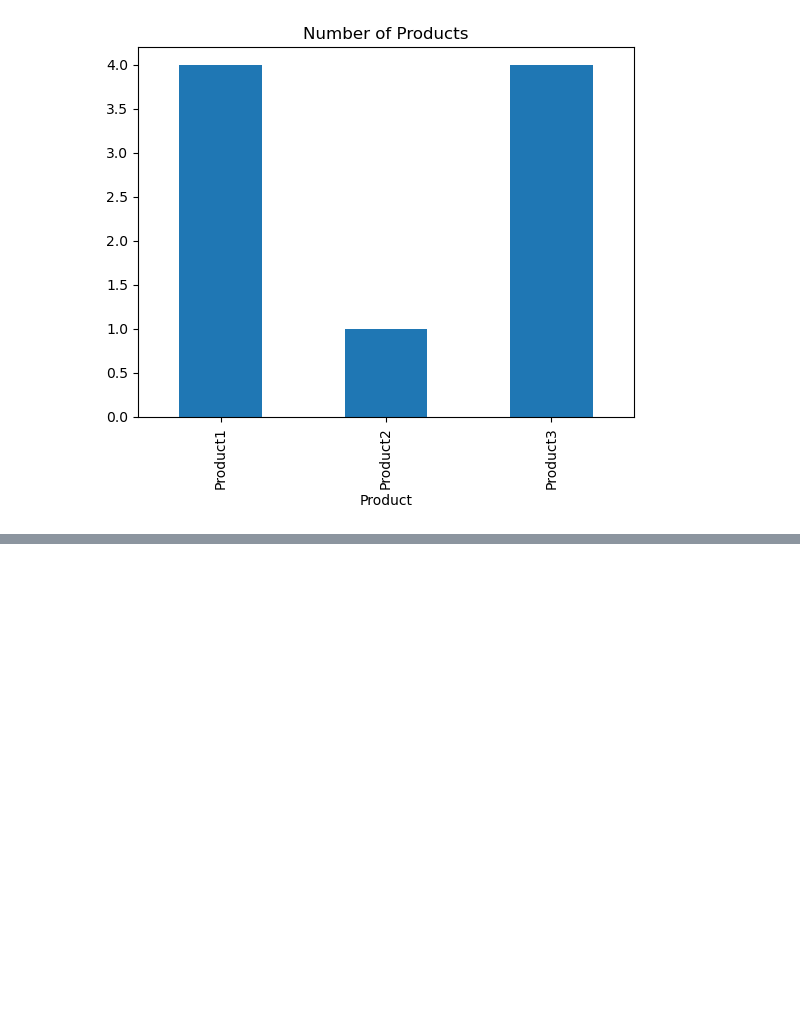
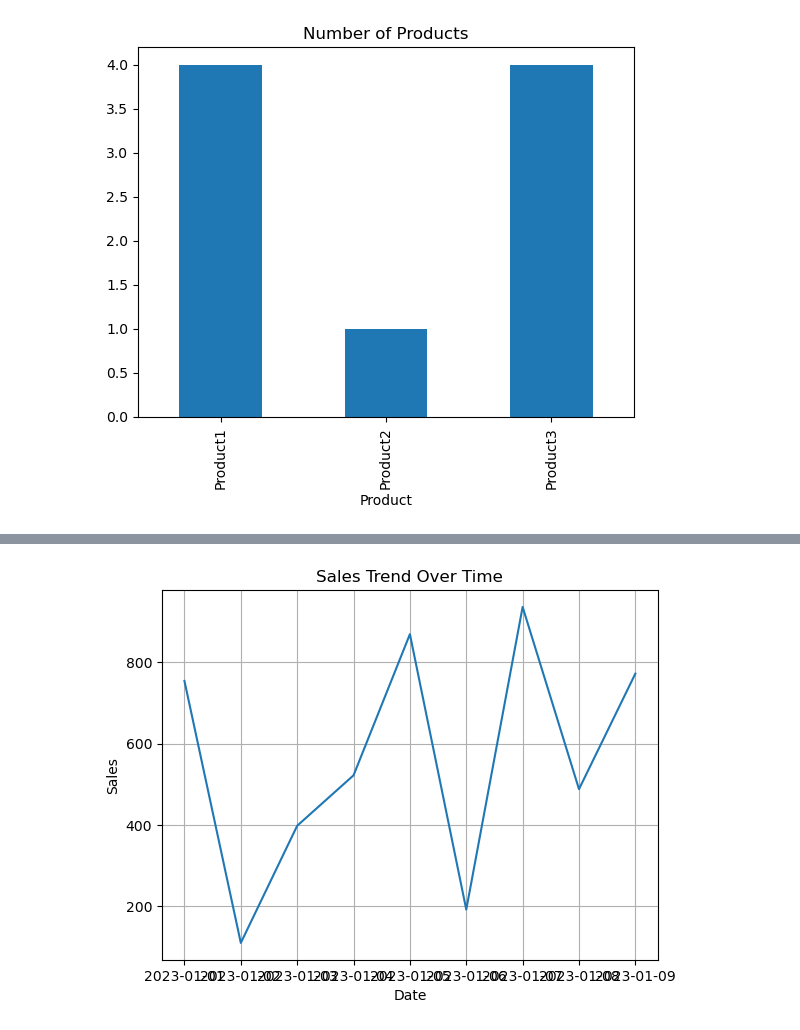
Before and after one commit to aksa106/Data-Analysis-with-Python, a Jupyter notebook: Matplotlib/Phase4.ipynb, the cells around one changed output, grey strips where cells are left out. Cells and saved outputs as stored; diff of their text form; code cells hidden in the pictures; blank space fills up the shorter version.

```diff
--- a/Matplotlib/Phase4.ipynb
+++ b/Matplotlib/Phase4.ipynb
@@ -116,0 +190,39 @@ plt.show()
+# %%
+import pandas as pd , matplotlib.pyplot as plt
+
+df = pd.read_csv("data.csv")
+
+
+## Step 1 : Check your Date Column
+
+#print(df["Date"])
+
+
+## Step 2 : Create total sales per day
+
+sales_trend = df.groupby("Date")["Sales"].sum()
+
+#print(sales_trend)
+
+
+
+## now plot it
+
+plt.plot(
+    sales_trend.index,
+    sales_trend.values
+)
+
+plt.title("Sales Trend Over Time")
+
+plt.xlabel("Date")
+
+plt.ylabel("Sales")
+
+plt.grid(True)
+
+plt.show()
+
+## Sales jump around day to day
+# %% [output]
+[figure, added]
```
Also changed, not shown: parts of 6 cells of this notebook.
